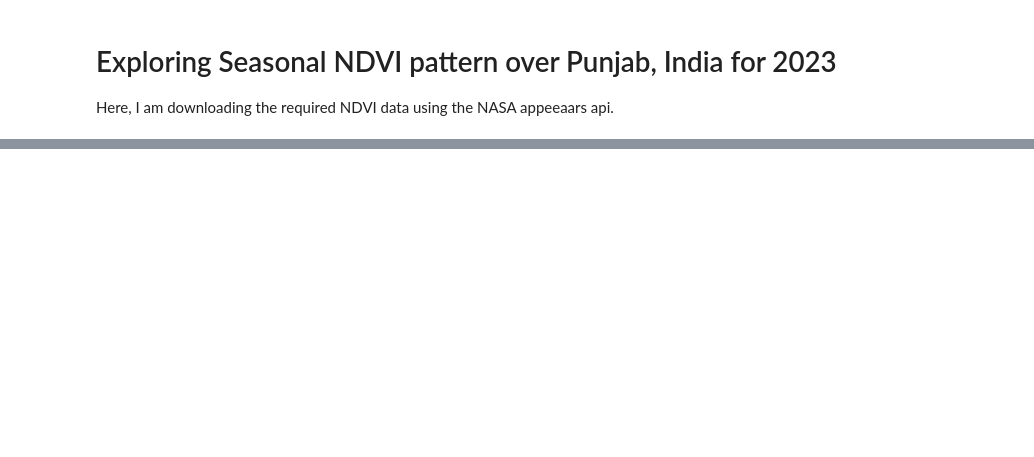
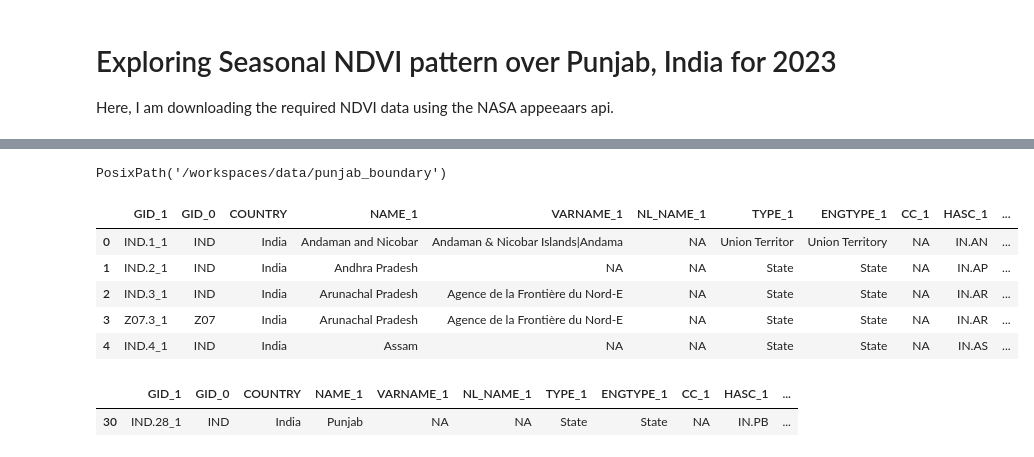
Before and after one commit to earthlab-education/04-vegetation-nkoppa, a Jupyter notebook: vegetation-portfolio.ipynb, the cells around one changed output, grey strips where cells are left out. Drawn from its saved outputs; the diff is of its cells as text; code cells hidden in the pictures; blank space fills up the shorter version.

```diff
--- a/vegetation-portfolio.ipynb
+++ b/vegetation-portfolio.ipynb
@@ -28,0 +33,28 @@ ModuleNotFoundError: No module named 'earthpy.api'
+# %%
+# creating the directory
+
+project = earthpy.Project('Punjab NDVI 2023', dirname='punjab_boundary')
+project.project_dir
+# %% [output]
+PosixPath('/workspaces/data/punjab_boundary')
+# %%
+
+boundary_path = Path("data/boundaries/gadm41_IND_1.shp")
+
+adm1_gdf = gpd.read_file(boundary_path)
+adm1_gdf.head()
+# %% [output]
+|  | GID_1 | GID_0 | COUNTRY | NAME_1 | VARNAME_1 | NL_NAME_1 | TYPE_1 | ENGTYPE_1 | CC_1 | HASC_1 | ... |
+| 0 | IND.1_1 | IND | India | Andaman and Nicobar | Andaman & Nicobar Islands|Andama | NA | Union Territor | Union Territory | NA | IN.AN | ... |
+| 1 | IND.2_1 | IND | India | Andhra Pradesh | NA | NA | State | State | NA | IN.AP | ... |
+| 2 | IND.3_1 | IND | India | Arunachal Pradesh | Agence de la Frontière du Nord-E | NA | State | State | NA | IN.AR | ... |
+| 3 | Z07.3_1 | Z07 | India | Arunachal Pradesh | Agence de la Frontière du Nord-E | NA | State | State | NA | IN.AR | ... |
+| 4 | IND.4_1 | IND | India | Assam | NA | NA | State | State | NA | IN.AS | ... |
+# %%
+#extracting only for the state of Punjab
+
+punjab_gdf = adm1_gdf[adm1_gdf["NAME_1"].str.contains("Punjab", case=False)].copy()
+punjab_gdf
+# %% [output]
+|  | GID_1 | GID_0 | COUNTRY | NAME_1 | VARNAME_1 | NL_NAME_1 | TYPE_1 | ENGTYPE_1 | CC_1 | HASC_1 | ... |
+| 30 | IND.28_1 | IND | India | Punjab | NA | NA | State | State | NA | IN.PB | ... |
```
Also changed, not shown: parts of 6 cells of this notebook, 1 other file.
